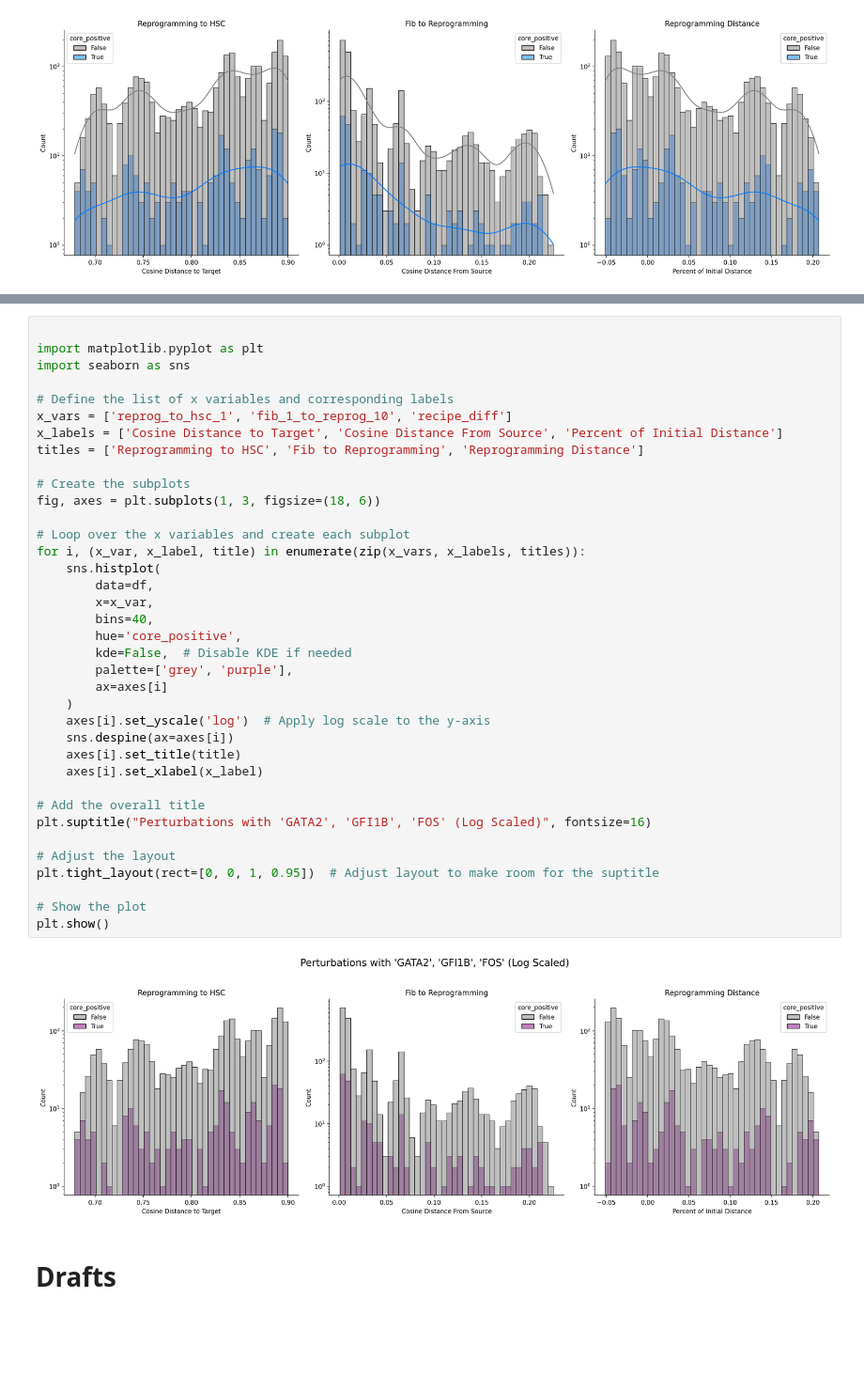
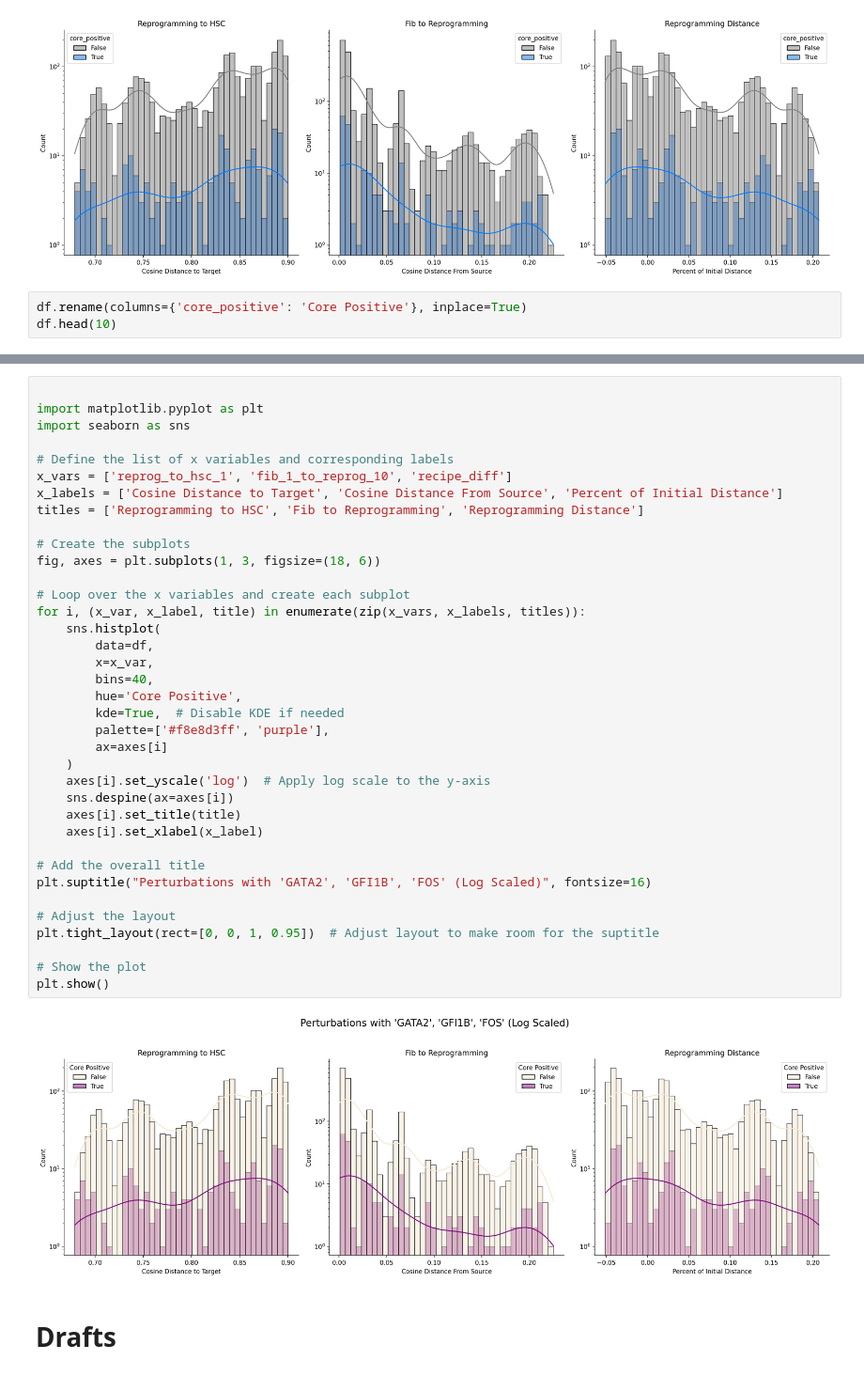
Before and after one commit to CooperStansbury/geneformer_dev, a Jupyter notebook: notebooks/iHSC/no_touchy/8_13_n_plots-Copy1.ipynb, the cells around one changed output, grey strips where cells are left out. Shown at 94% size. Drawn from its saved outputs; the diff is of its cells as text; blank space fills up the shorter version.

```diff
--- a/notebooks/iHSC/no_touchy/8_13_n_plots-Copy1.ipynb
+++ b/notebooks/iHSC/no_touchy/8_13_n_plots-Copy1.ipynb
@@ -767,3 +767,6 @@ plt.tight_layout()
 plt.show()
 # %% [output]
 [figure]
+# %%
+df.rename(columns={'core_positive': 'Core Positive'}, inplace=True)
+df.head(10)
@@ -775,37 +790,37 @@ import seaborn as sns
 # Define the list of x variables and corresponding labels
 x_vars = ['reprog_to_hsc_1', 'fib_1_to_reprog_10', 'recipe_diff']
 x_labels = ['Cosine Distance to Target', 'Cosine Distance From Source', 'Percent of Initial Distance']
 titles = ['Reprogramming to HSC', 'Fib to Reprogramming', 'Reprogramming Distance']
 
 # Create the subplots
 fig, axes = plt.subplots(1, 3, figsize=(18, 6))
 
 # Loop over the x variables and create each subplot
 for i, (x_var, x_label, title) in enumerate(zip(x_vars, x_labels, titles)):
     sns.histplot(
         data=df,
         x=x_var,
         bins=40,
-        hue='core_positive',
-        kde=False,  # Disable KDE if needed
-        palette=['grey', 'purple'],
+        hue='Core Positive',
+        kde=True,  # Disable KDE if needed
+        palette=['#f8e8d3ff', 'purple'],
         ax=axes[i]
     )
     axes[i].set_yscale('log')  # Apply log scale to the y-axis
     sns.despine(ax=axes[i])
     axes[i].set_title(title)
     axes[i].set_xlabel(x_label)
 
 # Add the overall title
 plt.suptitle("Perturbations with 'GATA2', 'GFI1B', 'FOS' (Log Scaled)", fontsize=16)
 
 # Adjust the layout
 plt.tight_layout(rect=[0, 0, 1, 0.95])  # Adjust layout to make room for the suptitle
 
 # Show the plot
 plt.show()
 # %% [output]
-[figure, old version]
+[figure, new version]
 # %% [markdown]
 # Drafts
 # %%
```
Also changed, not shown: parts of 2 cells of this notebook, 6 other files.
